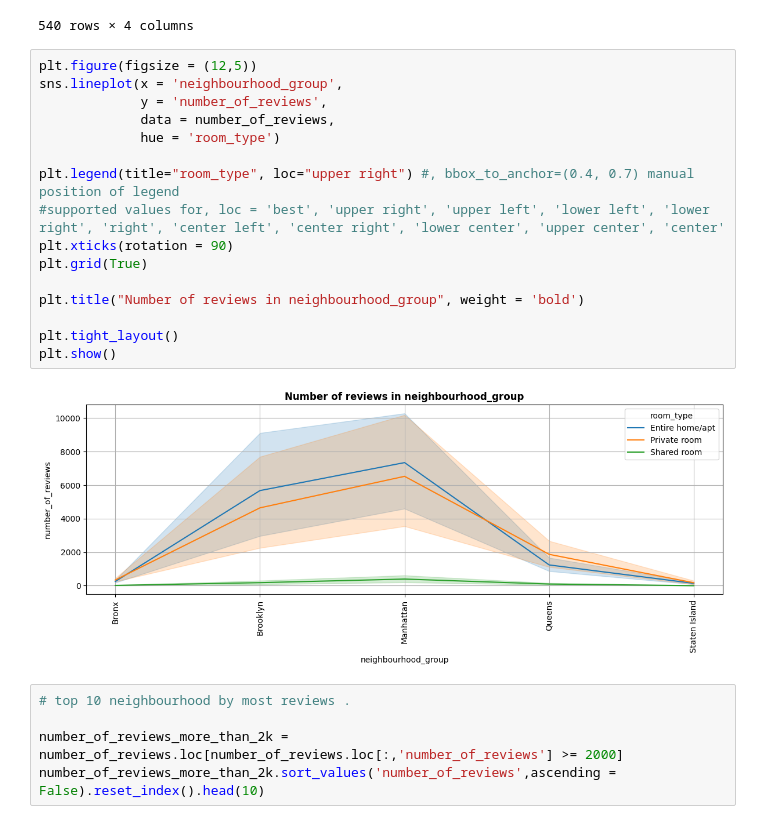
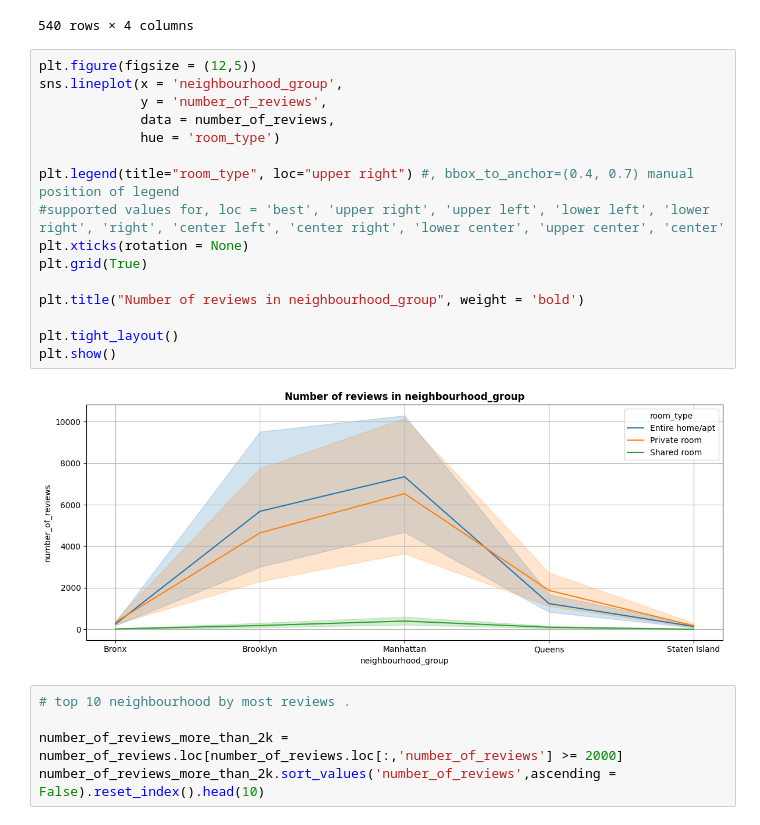
Before and after one commit to vaibhavrk18/AirBnb_EDA, a Jupyter notebook: AirBnb_capstone_vk.ipynb, the cells around one changed output. Cells and saved outputs as stored; diff of their text form.

```diff
--- a/AirBnb_capstone_vk.ipynb
+++ b/AirBnb_capstone_vk.ipynb
@@ -1069,21 +1065,21 @@ number_of_reviews
 # %%
 plt.figure(figsize = (12,5))
 sns.lineplot(x = 'neighbourhood_group',
              y = 'number_of_reviews',
              data = number_of_reviews,
              hue = 'room_type')
 
 plt.legend(title="room_type", loc="upper right") #, bbox_to_anchor=(0.4, 0.7) manual position of legend
 #supported values for, loc = 'best', 'upper right', 'upper left', 'lower left', 'lower right', 'right', 'center left', 'center right', 'lower center', 'upper center', 'center'
-plt.xticks(rotation = 90)
+plt.xticks(rotation = None)
 plt.grid(True)
 
 plt.title("Number of reviews in neighbourhood_group", weight = 'bold')
 
 plt.tight_layout()
 plt.show()
 # %% [output]
-[figure, old version]
+[figure, new version]
 # %%
 # top 10 neighbourhood by most reviews .
 
```
Also changed, not shown: parts of 2 cells of this notebook.
